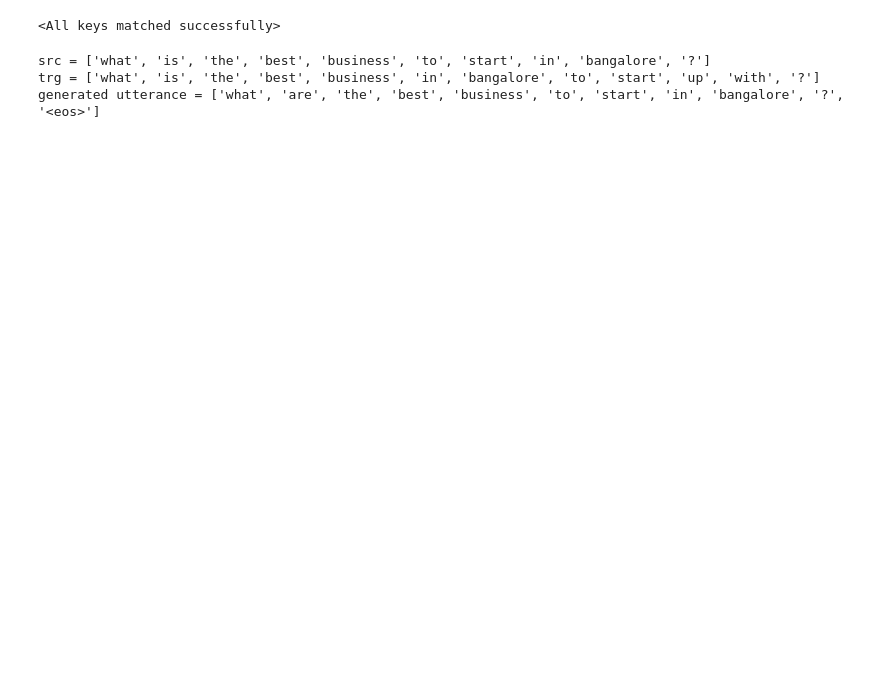
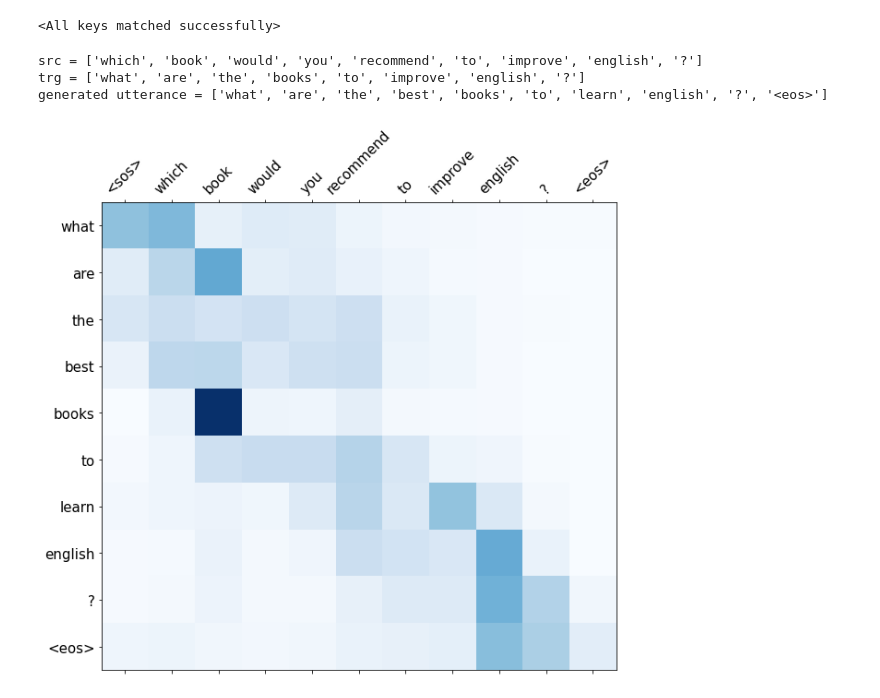
Before and after one commit to graviraja/100-Days-of-NLP, a Jupyter notebook: applications/generation/utterance_generation/Utterance Generation with Attention.ipynb, the cells around one changed output. Drawn from its saved outputs; the diff is of its cells as text; code cells hidden in the pictures; blank space fills up the shorter version.

Commit message:
attention visualization added

```diff
--- a/applications/generation/utterance_generation/Utterance Generation with Attention.ipynb
+++ b/applications/generation/utterance_generation/Utterance Generation with Attention.ipynb
@@ -127,6 +128,6 @@ drwxr-xr-x 1 root root 4.0K Jun 17 16:18 sample_data
 # %%
 tokenizer = data.get_tokenizer('spacy')
-TEXT = data.Field(tokenize=tokenizer, lower=True, init_token='<sos>', eos_token='<eos>')
+TEXT = data.Field(tokenize=tokenizer, lower=True, init_token='<sos>', eos_token='<eos>', include_lengths=True)
 # %%
 fields = [(None, None), ("source", TEXT), ("target", TEXT)]
 
@@ -308,7 +315,7 @@ class Decoder(nn.Module):
         logits = self.fc(combined_out_input)
         # logits => [batch_size, output_dim]
 
-        return logits, hidden, cell
+        return logits, hidden, cell, attention.squeeze(1)
 # %%
 class Seq2Seq(nn.Module):
     def __init__(self, encoder, decoder, device, pad_idx):
@@ -557,9 +566,12 @@ def generate_utterance(sentence, text_field, model, device, max_len=50):
     src_tensor = torch.LongTensor(src_indexes).unsqueeze(1).to(device)
     # src_tensor => [seq_len, 1]
 
+    src_len = torch.LongTensor([len(src_indexes)]).to(device)
+    # src_len => [1]
+
     # encode the input sentence
     with torch.no_grad():
-        encoder_outputs, hidden, cell = model.encoder(src_tensor)
+        encoder_outputs, hidden, cell = model.encoder(src_tensor, src_len)
 
     # mask of the input sentence
     mask = model.make_mask(src_tensor)
@@ -567,6 +579,9 @@ def generate_utterance(sentence, text_field, model, device, max_len=50):
     # the starting input to decoder is always <sos>
     trg_indexes = [text_field.vocab.stoi[text_field.init_token]]
 
+    # to store attentions
+    attentions = torch.zeros(max_len, 1, len(src_indexes)).to(device)
+    # attentions => [max_len, 1, src_len]
 
     # decode upto a length of max_len
     for i in range(max_len):
@@ -580,7 +595,10 @@ def generate_utterance(sentence, text_field, model, device, max_len=50):
 
         # decode the input
         with torch.no_grad():
-            output, hidden, cell = model.decoder(trg_embed, hidden, cell, encoder_outputs, mask)
+            output, hidden, cell, attention = model.decoder(trg_embed, hidden, cell, encoder_outputs, mask)
+
+        # store the attention
+        attentions[i] = attention
 
         # get the predicted token by considering the token with highest score
         pred_token = output.argmax(1).item()
@@ -595,19 +613,41 @@ def generate_utterance(sentence, text_field, model, device, max_len=50):
     # convert the predicted token ids to words
     trg_tokens = [text_field.vocab.itos[i] for i in trg_indexes]
 
-    return trg_tokens[1:]
+    return tokens[1:], trg_tokens[1:], attentions[:len(trg_tokens)-1]
+# %%
+def display_attention(sentence, utterance, attention):
+    fig = plt.figure(figsize=(10,10))
+    ax = fig.add_subplot(111)
+
+    attention = attention.squeeze(1).cpu().detach().numpy()
+
+    cax = ax.matshow(attention, cmap='Blues')
+
+    ax.tick_params(labelsize=15)
+    ax.set_xticklabels(['']+['<sos>']+[t.lower() for t in sentence]+['<eos>'],
+                       rotation=45)
+    ax.set_yticklabels(['']+utterance)
+
+    ax.xaxis.set_major_locator(ticker.MultipleLocator(1))
+    ax.yaxis.set_major_locator(ticker.MultipleLocator(1))
+
+    plt.show()
+    plt.close()
 # %%
-example_idx = 20
+example_idx = 55
 
 src = vars(valid_dataset.examples[example_idx])['source']
 trg = vars(valid_dataset.examples[example_idx])['target']
-utterance = generate_utterance(src, TEXT, model, device)
+tokens, utterance, attention = generate_utterance(src, TEXT, model, device)
 
 print(f'src = {src}')
 print(f'trg = {trg}')
 print(f'generated utterance = {utterance}')
+
+display_attention(tokens, utterance, attention)
 # %% [output]
-src = ['what', 'is', 'the', 'best', 'business', 'to', 'start', 'in', 'bangalore', '?']
-trg = ['what', 'is', 'the', 'best', 'business', 'in', 'bangalore', 'to', 'start', 'up', 'with', '?']
-generated utterance = ['what', 'are', 'the', 'best', 'business', 'to', 'start', 'in', 'bangalore', '?', '<eos>']
+src = ['which', 'book', 'would', 'you', 'recommend', 'to', 'improve', 'english', '?']
+trg = ['what', 'are', 'the', 'books', 'to', 'improve', 'english', '?']
+generated utterance = ['what', 'are', 'the', 'best', 'books', 'to', 'learn', 'english', '?', '<eos>']
+[figure, added]
 # %%
```
Also changed, not shown: parts of 11 cells of this notebook.
